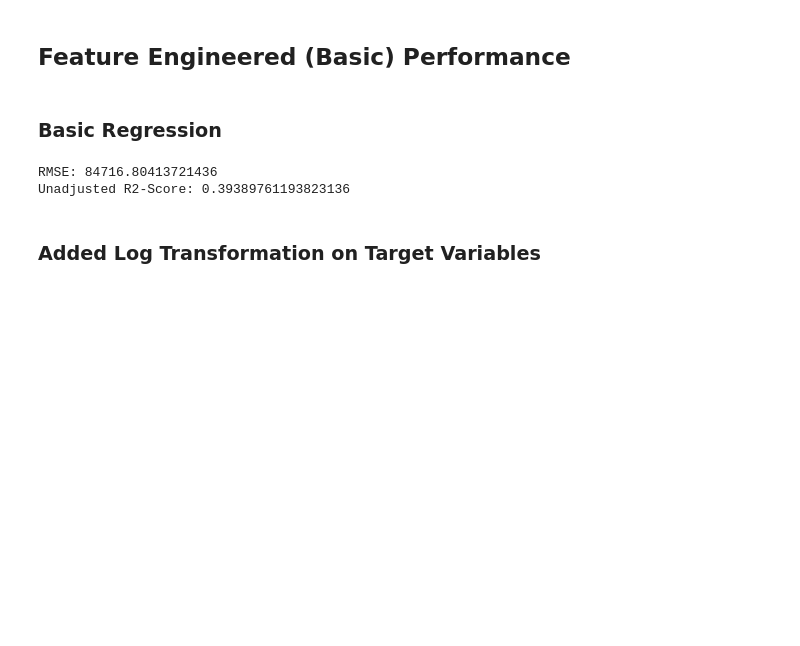
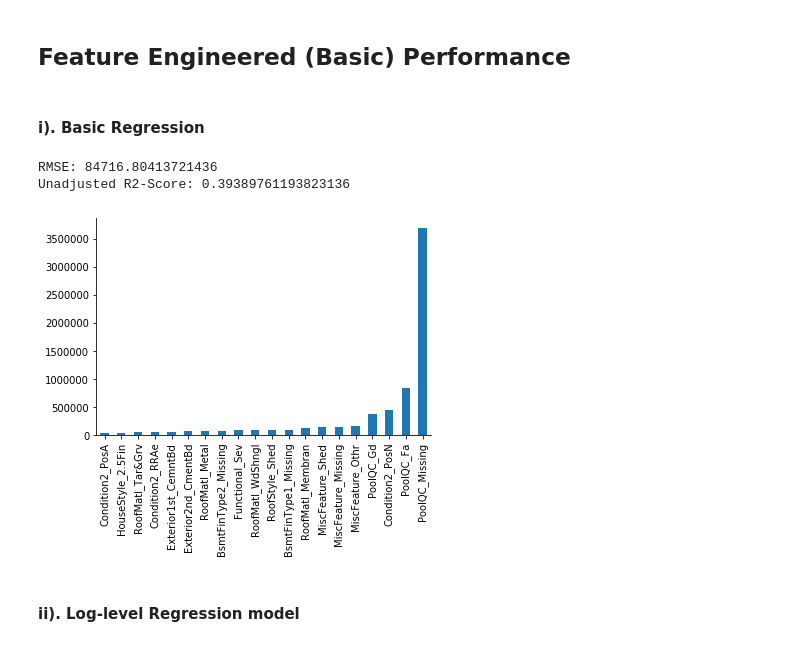
Before and after one commit to arytontediarjo/house-pricing, a Jupyter notebook: notebook/ModelScores_Regression.ipynb, the cells around one changed output. Cells and saved outputs as stored; diff of their text form; code cells hidden in the pictures; blank space fills up the shorter version.

```diff
--- a/notebook/ModelScores_Regression.ipynb
+++ b/notebook/ModelScores_Regression.ipynb
@@ -40,7 +40,7 @@ numerical_level = levels + numerical
 # %% [markdown]
 ## Feature Engineered (Basic) Performance
 # %% [markdown]
-### Basic Regression
+#### i). Basic Regression
 # %%
 X = train.drop(["SalePrice", "log_SalePrice"], axis = 1)
 y = train["SalePrice"]
@@ -57,8 +57,13 @@ print("Unadjusted R2-Score: {}".format(
 # %% [output]
 RMSE: 84716.80413721436
 Unadjusted R2-Score: 0.39389761193823136
-# %% [markdown]
-### Added Log Transformation on Target Variables
+# %%
+np.abs(pd.Series(LR.coef_, index = X_test.columns)).sort_values().tail(20).plot(kind = "bar")
+sns.despine()
+# %% [output]
+[figure, added]
+# %% [markdown]
+#### ii). Log-level Regression model
 # %%
 X = train.drop(["SalePrice", "log_SalePrice"], axis = 1)
 y = train["log_SalePrice"]
```
Also changed, not shown: parts of 4 cells of this notebook, 3 other files.
